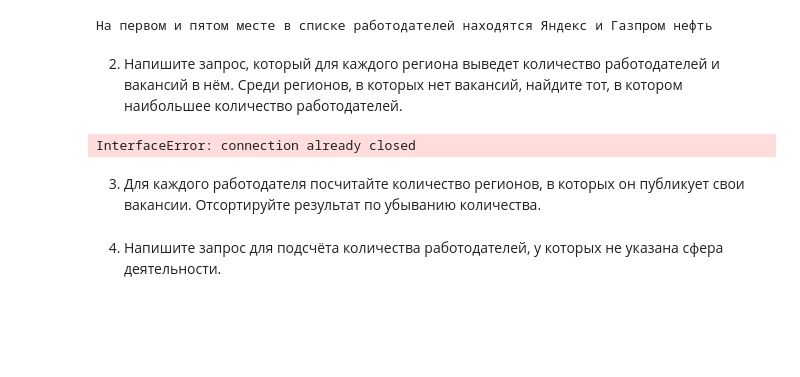
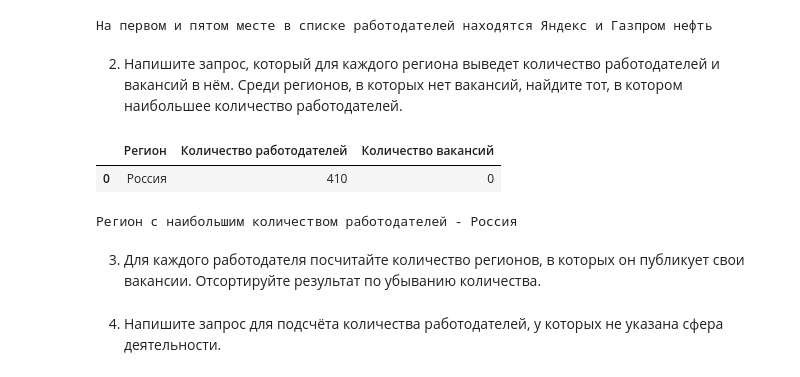
Before and after one commit to SudarickovIlya/SF_DS_Ilya, a Jupyter notebook: Project_2 (sql)/Project_2_Ноутбук_шаблон.ipynb, the cells around one changed output. Drawn from its saved outputs; the diff is of its cells as text; code cells hidden in the pictures; blank space fills up the shorter version.

```diff
--- a/Project_2 (sql)/Project_2_Ноутбук_шаблон.ipynb
+++ b/Project_2 (sql)/Project_2_Ноутбук_шаблон.ipynb
@@ -378,8 +379,14 @@ limit 15
 # %%
 # результат запроса
 # Выведем получившуюся таблицу на экран
 
 regions_employers_vacs = pd.read_sql_query(sql=query_5_2, con=connection)
-regions_employers_vacs
+display(regions_employers_vacs)
+print()
+
+# Ответ на вопрос
+print(f"Регион с наибольшим количеством работодателей - {regions_employers_vacs['Регион'].iloc[0]}.")
 # %% [output]
+|  | Регион | Количество работодателей | Количество вакансий |
+| 0 | Россия | 410 | 0 |
-InterfaceError: connection already closed
+Регион с наибольшим количеством работодателей - Россия
```
Also changed, not shown: parts of 2 cells of this notebook, 1 other file.
